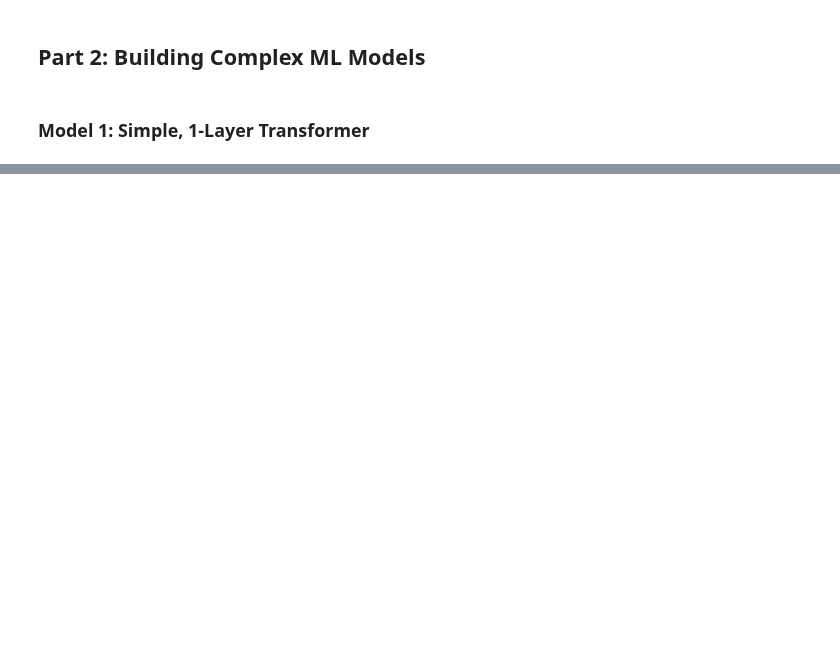
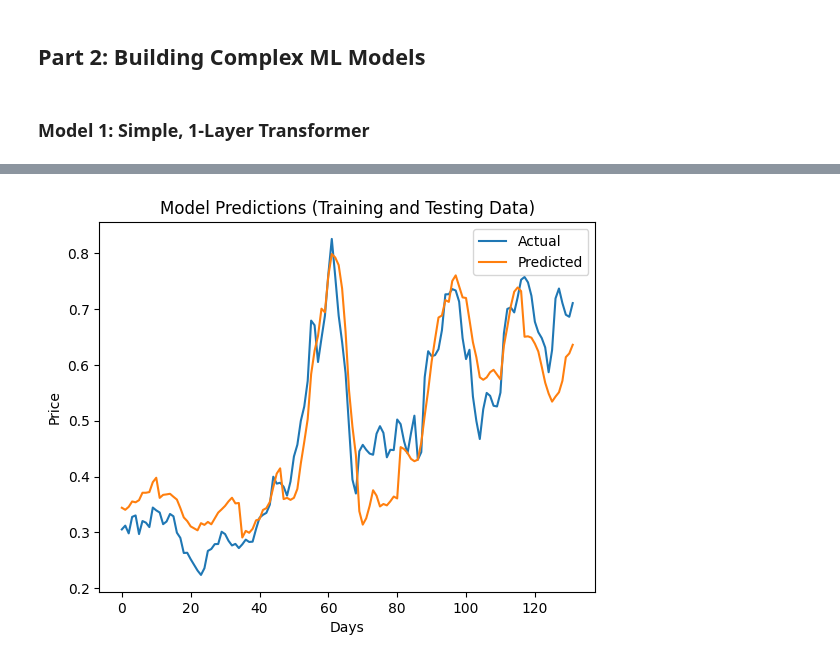
Before and after one commit to Benja-Pauls/Predicting-Commodity-Food-Pricing, a Jupyter notebook: model_experiments.ipynb, the cells around one changed output, grey strips where cells are left out. Drawn from its saved outputs; the diff is of its cells as text; code cells hidden in the pictures; blank space fills up the shorter version.

```diff
--- a/model_experiments.ipynb
+++ b/model_experiments.ipynb
@@ -274,0 +316,14 @@ ValueError: x and y must be the same size
+# %%
+# Plot the model's predictions (both training and testing) vs the actual data
+predictions = model.predict(x_train_tensor)
+predictions = scaler.inverse_transform(predictions)
+predictions = predictions.reshape(-1)
+
+plt.plot(y_train, label='Actual')
+plt.plot(predictions, label='Predicted')
+plt.title('Model Predictions (Training and Testing Data)')
+plt.ylabel('Price')
+plt.xlabel('Days')
+plt.legend()
+plt.show()
+# %% [output]
@@ -274,0 +331 @@ ValueError: x and y must be the same size
+[figure, added]
```
Also changed, not shown: parts of 18 cells of this notebook, 1 other file.
